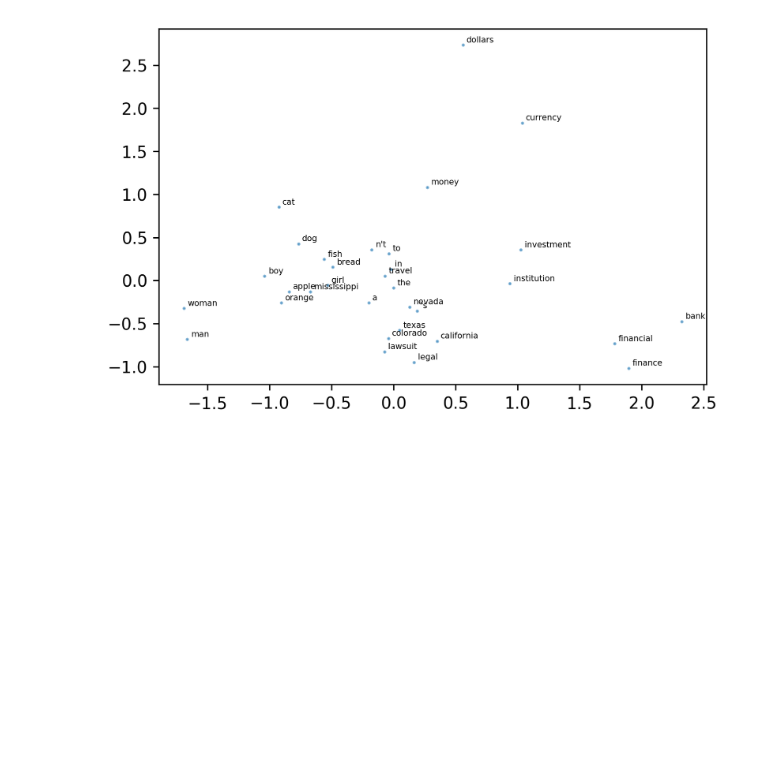
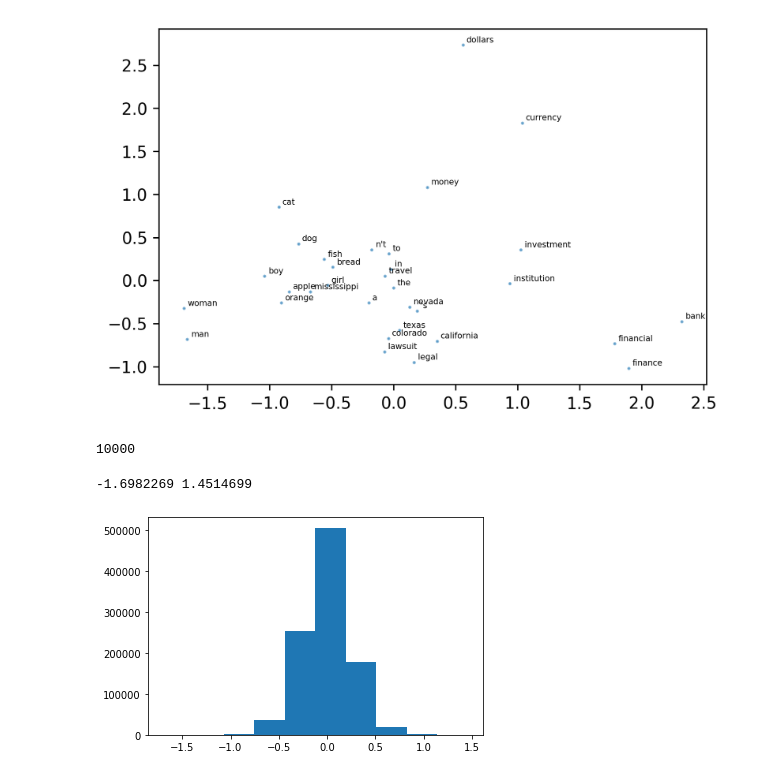
Before and after one commit to numenta/nupic.research, a Jupyter notebook: projects/rsm/notebooks/ptb_embeddings.ipynb, the cells around one changed output. Cells and saved outputs as stored; diff of their text form; code cells hidden in the pictures; blank space fills up the shorter version.

```diff
--- a/projects/rsm/notebooks/ptb_embeddings.ipynb
+++ b/projects/rsm/notebooks/ptb_embeddings.ipynb
@@ -158,3 +158,31 @@ visualize_embedding(model)
 # %% [output]
 (32, 100)
 [figure]
+# %%
+from ptb import lang_util
+import fasttext
+
+# corpus = lang_util.Corpus("/Users/jgordon/nta/datasets/PTB")
+ft_model = fasttext.load_model("/Users/jgordon/nta/datasets/embeddings/ptb_fasttext.bin")
+# %%
+len(ft_model.get_words())
+# %% [output]
+10000
+# %%
+import torch
+import matplotlib.pyplot as plt
+
+all_vals = []
+i = 0
+for word in ft_model.get_words():
+    all_vals.extend(ft_model[word])
+    if i > 100:
+        break
+
+print(min(all_vals), max(all_vals))
+
+plt.hist(all_vals)
+plt.show()
+# %% [output]
+-1.6982269 1.4514699
+[figure, added]
```
Also changed, not shown: parts of 1 cell of this notebook, 12 other files.
